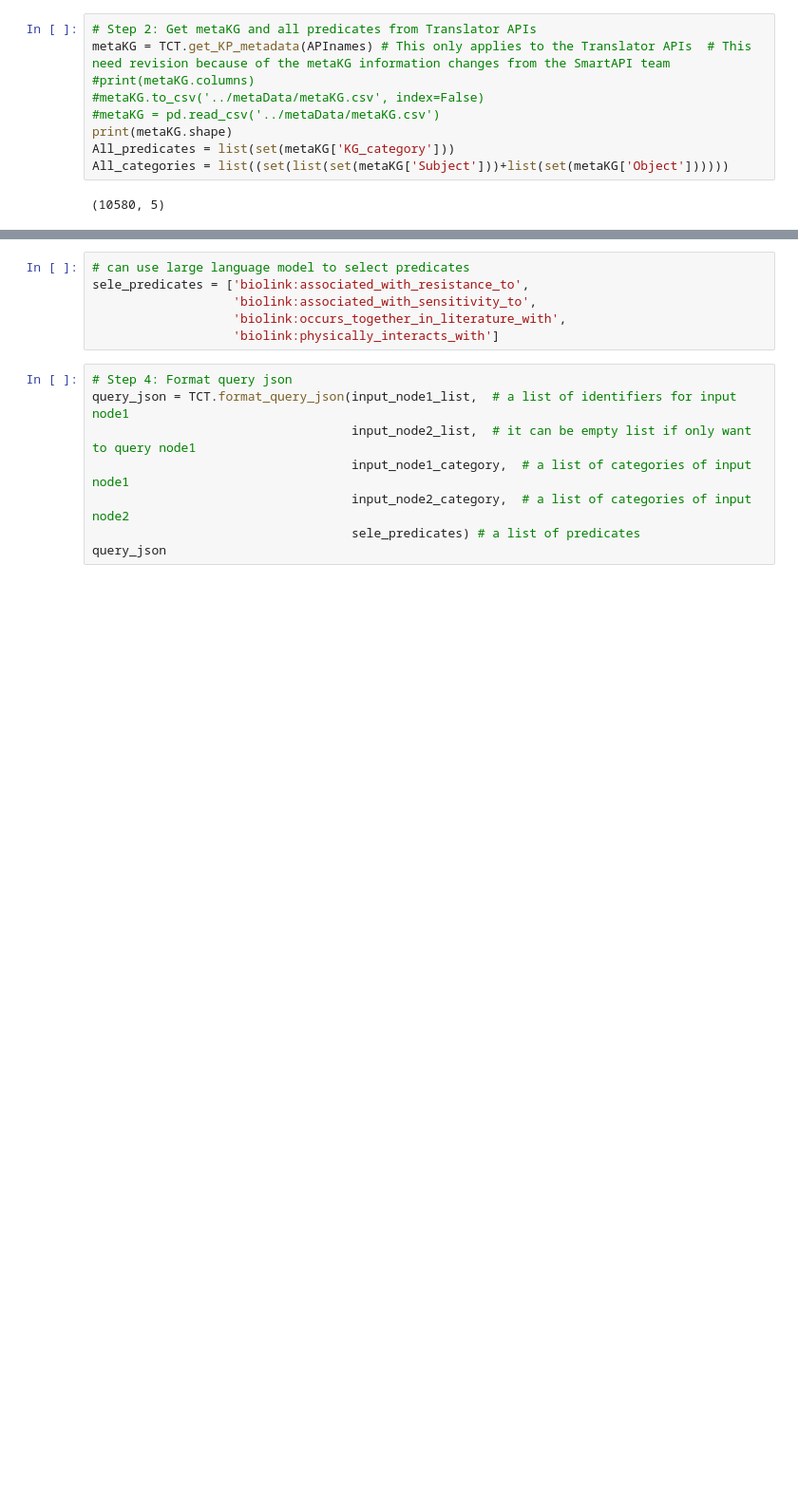
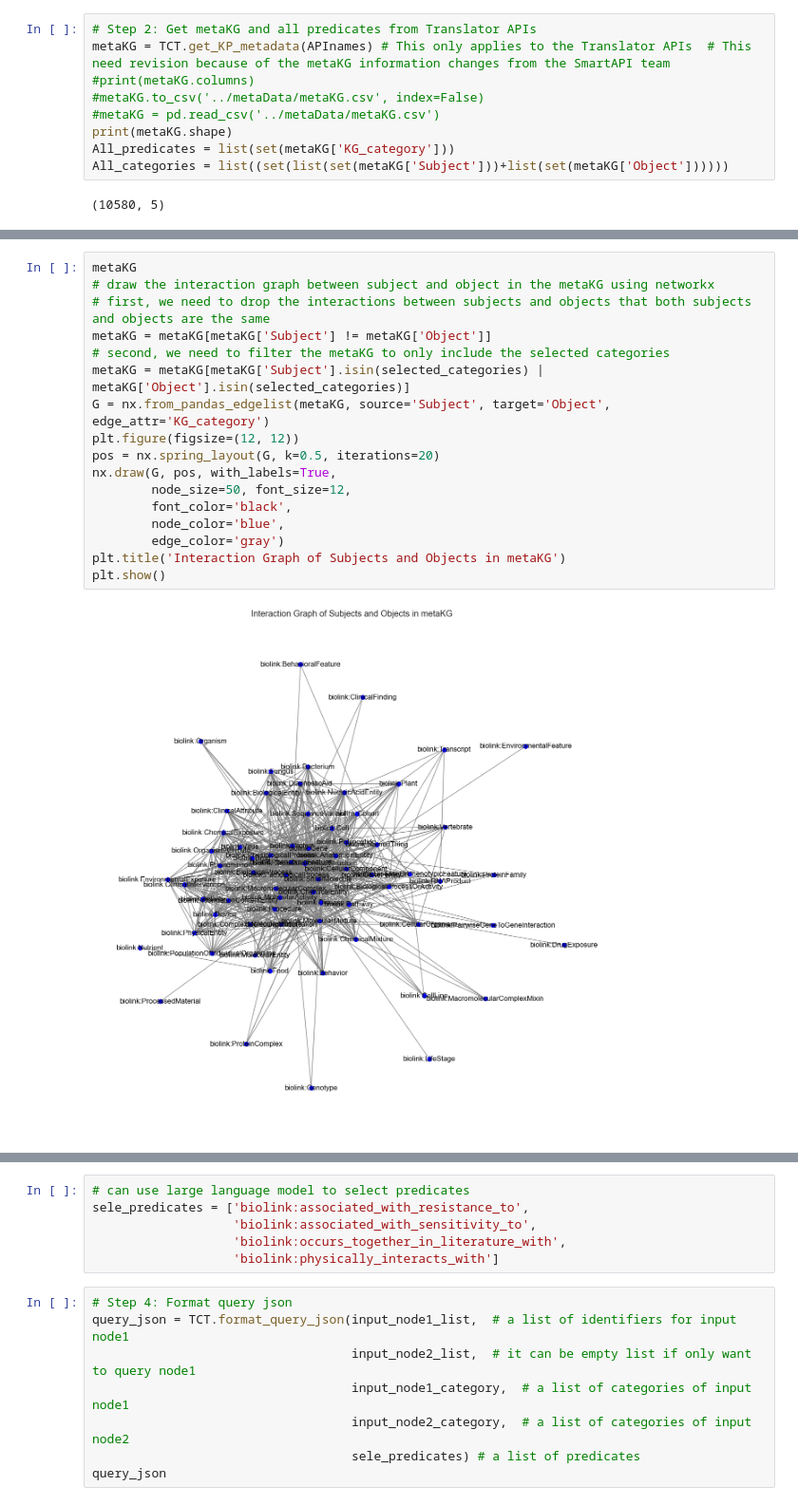
Before and after one commit to sierra-moxon/Translator_component_toolkit, a Jupyter notebook: notebooks/Connection_finder.ipynb, the cells around one changed output, grey strips where cells are left out. Shown at 95% size. Cells and saved outputs as stored; diff of their text form; blank space fills up the shorter version.

```diff
--- a/notebooks/Connection_finder.ipynb
+++ b/notebooks/Connection_finder.ipynb
@@ -32,3 +97,22 @@ All_categories = list((set(list(set(metaKG['Subject']))+list(set(metaKG['Object'
+# %%
+metaKG
+# draw the interaction graph between subject and object in the metaKG using networkx
+# first, we need to drop the interactions between subjects and objects that both subjects and objects are the same
+metaKG = metaKG[metaKG['Subject'] != metaKG['Object']]
+# second, we need to filter the metaKG to only include the selected categories
+metaKG = metaKG[metaKG['Subject'].isin(selected_categories) | metaKG['Object'].isin(selected_categories)]
+G = nx.from_pandas_edgelist(metaKG, source='Subject', target='Object', edge_attr='KG_category')
+plt.figure(figsize=(12, 12))
+pos = nx.spring_layout(G, k=0.5, iterations=20)
+nx.draw(G, pos, with_labels=True,
+        node_size=50, font_size=12,
+        font_color='black',
+        node_color='blue',
+        edge_color='gray')
+plt.title('Interaction Graph of Subjects and Objects in metaKG')
+plt.show()
+# %% [output]
+[figure, added]
 # %%
 #len(set(Translator_KP_info['title']))
 Translator_KP_info['title']
```
Also changed, not shown: parts of 5 cells of this notebook, 4 other files.
